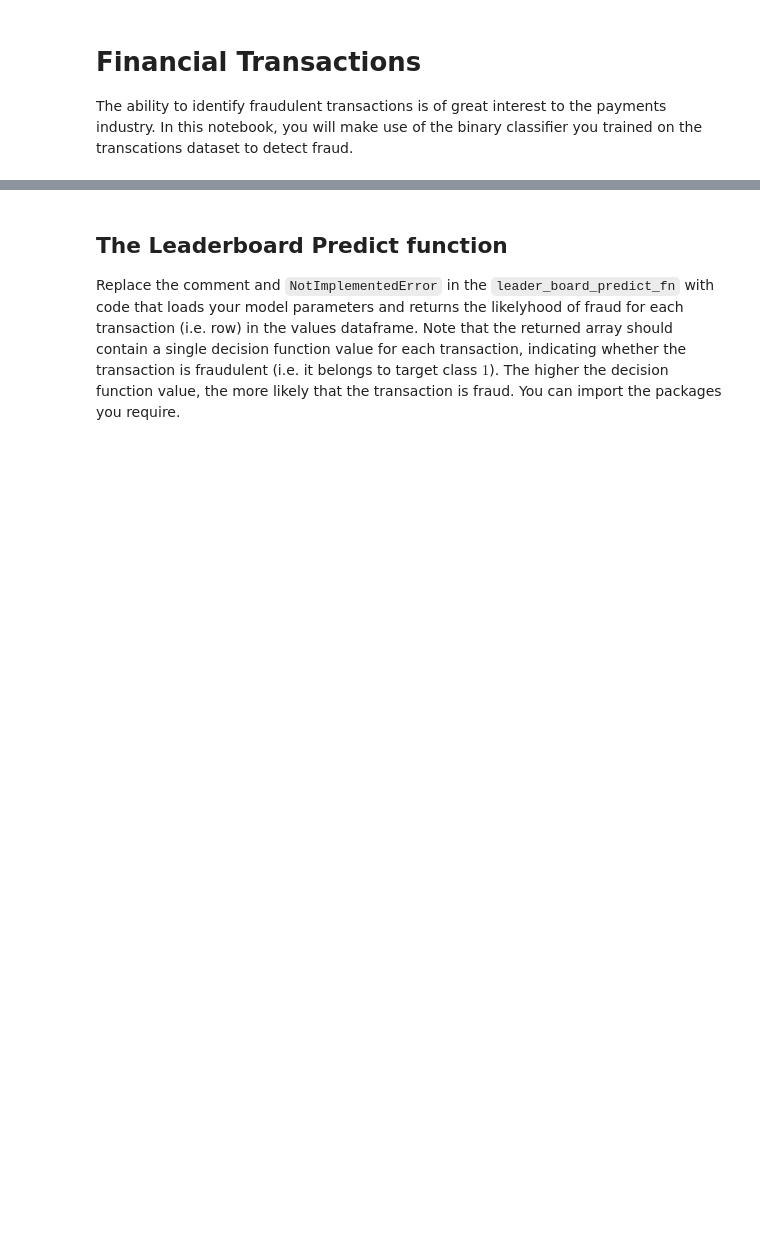
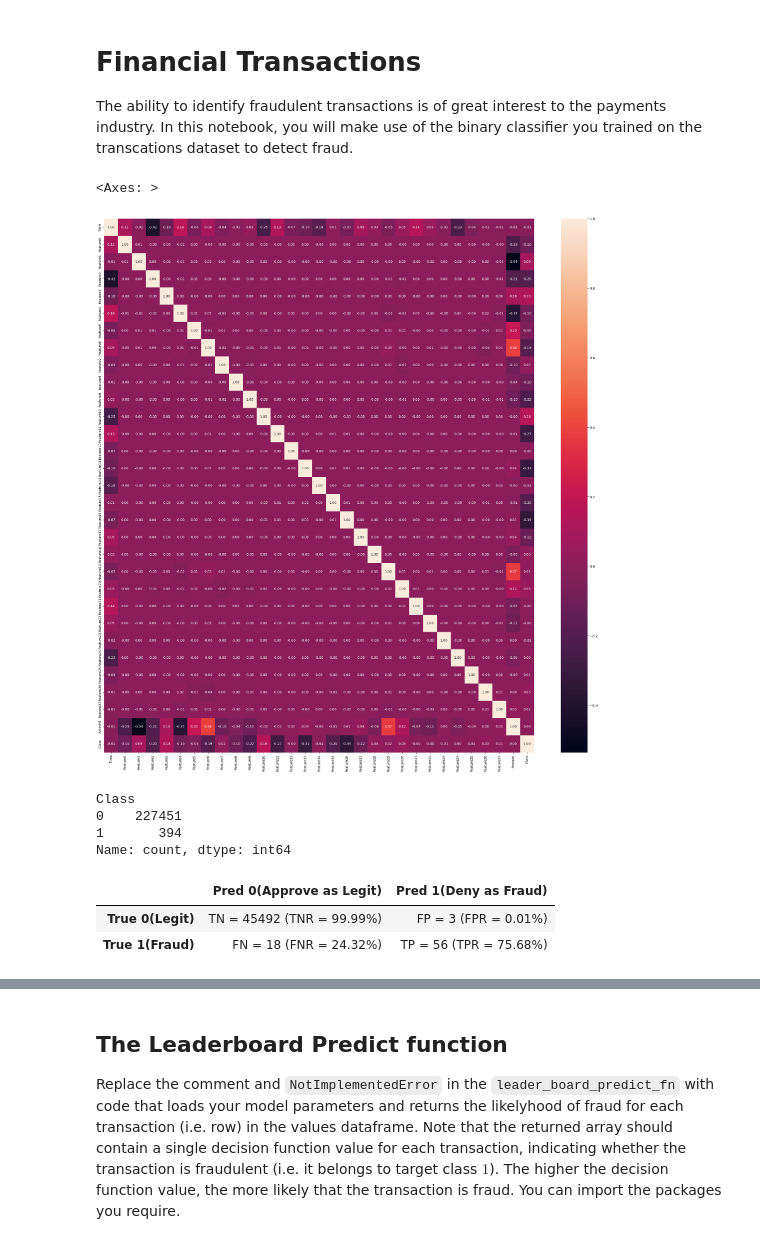
Before and after one commit to jonaserhart/ml_project, a Jupyter notebook: transactions.ipynb, the cells around one changed output, grey strips where cells are left out. Cells and saved outputs as stored; diff of their text form; code cells hidden in the pictures; blank space fills up the shorter version.

```diff
--- a/transactions.ipynb
+++ b/transactions.ipynb
@@ -21,0 +27,16 @@ import numpy as np
+# %%
+import seaborn as sns
+# find out about correlation and if we can eliminate some columns if they have high correlataion
+plt.figure(figsize=(29,29))
+sns.heatmap(data.corr(), annot=True, fmt='.2f')
+# %% [output]
+<Axes: >
+[figure, added]
+# %%
+count_classes=data['Class'].value_counts()
+print(count_classes)
+# %% [output]
+Class
+0    227451
+1       394
+Name: count, dtype: int64
@@ -21,0 +59,18 @@ import numpy as np
+# %%
+hardpredtst=gbc.predict(X_test)
+def conf_matrix(y,pred):
+    ((tn, fp), (fn, tp)) = metrics.confusion_matrix(y, pred)
+    ((tnr,fpr),(fnr,tpr))= metrics.confusion_matrix(y, pred,
+            normalize='true')
+    return pd.DataFrame([[f'TN = {tn} (TNR = {tnr:1.2%})',
+                                f'FP = {fp} (FPR = {fpr:1.2%})'],
+                         [f'FN = {fn} (FNR = {fnr:1.2%})',
+                                f'TP = {tp} (TPR = {tpr:1.2%})']],
+            index=['True 0(Legit)', 'True 1(Fraud)'],
+            columns=['Pred 0(Approve as Legit)',
+                            'Pred 1(Deny as Fraud)'])
+conf_matrix(y_test,hardpredtst)
+# %% [output]
+|  | Pred 0(Approve as Legit) | Pred 1(Deny as Fraud) |
+| True 0(Legit) | TN = 45492 (TNR = 99.99%) | FP = 3 (FPR = 0.01%) |
+| True 1(Fraud) | FN = 18 (FNR = 24.32%) | TP = 56 (TPR = 75.68%) |
```
Also changed, not shown: parts of 23 cells of this notebook, 2 other files.
